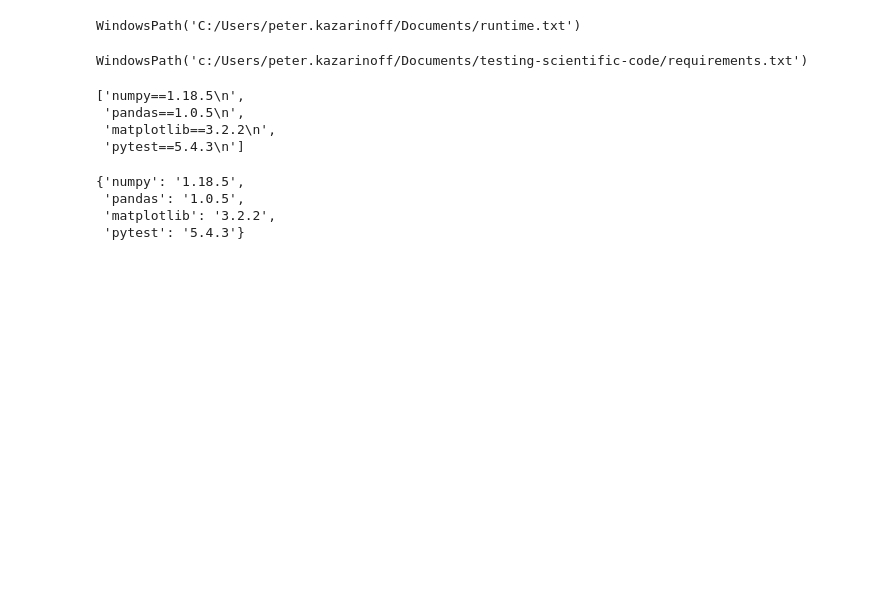
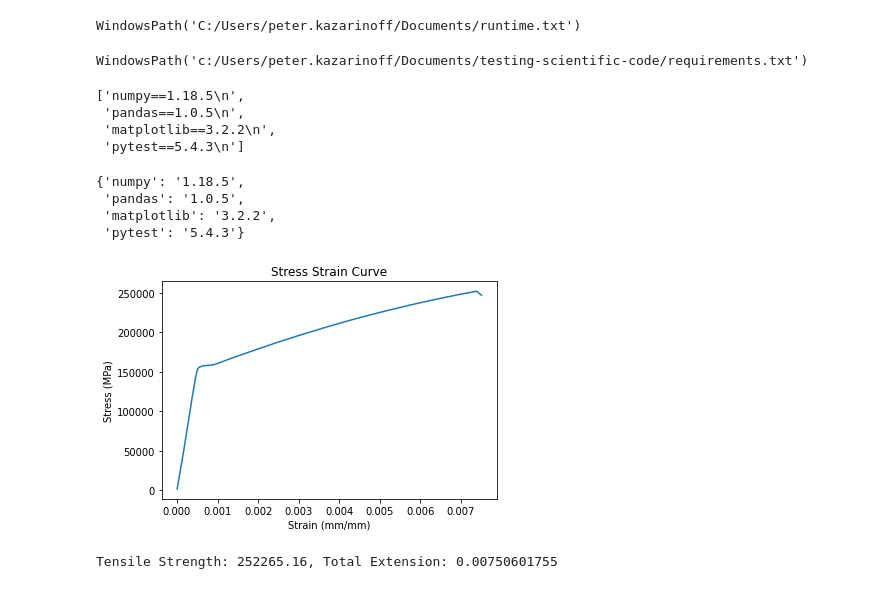
Before and after one commit to ProfessorKazarinoff/testing-scientific-code, a Jupyter notebook: analysis.ipynb, the cells around one changed output. Cells and saved outputs as stored; diff of their text form; code cells hidden in the pictures; blank space fills up the shorter version.

```diff
--- a/analysis.ipynb
+++ b/analysis.ipynb
@@ -104,0 +166,5 @@ d
+# %%
+main()
+# %% [output]
+[figure, added]
+Tensile Strength: 252265.16, Total Extension: 0.00750601755
```
Also changed, not shown: parts of 7 cells of this notebook, 6 other files.
